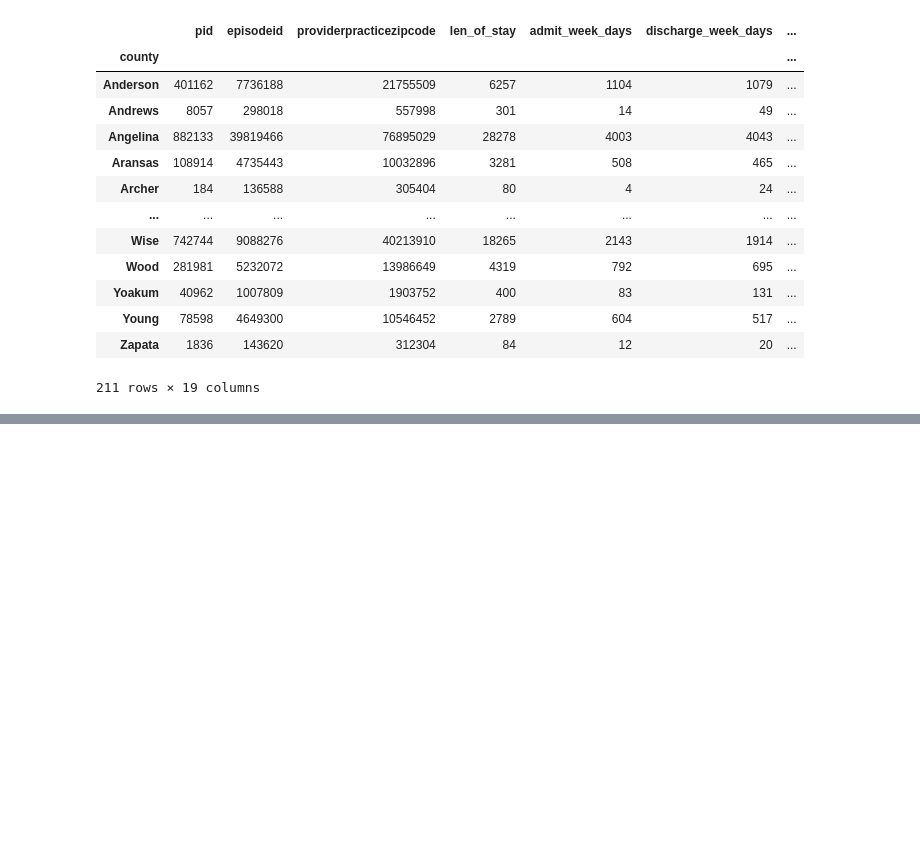
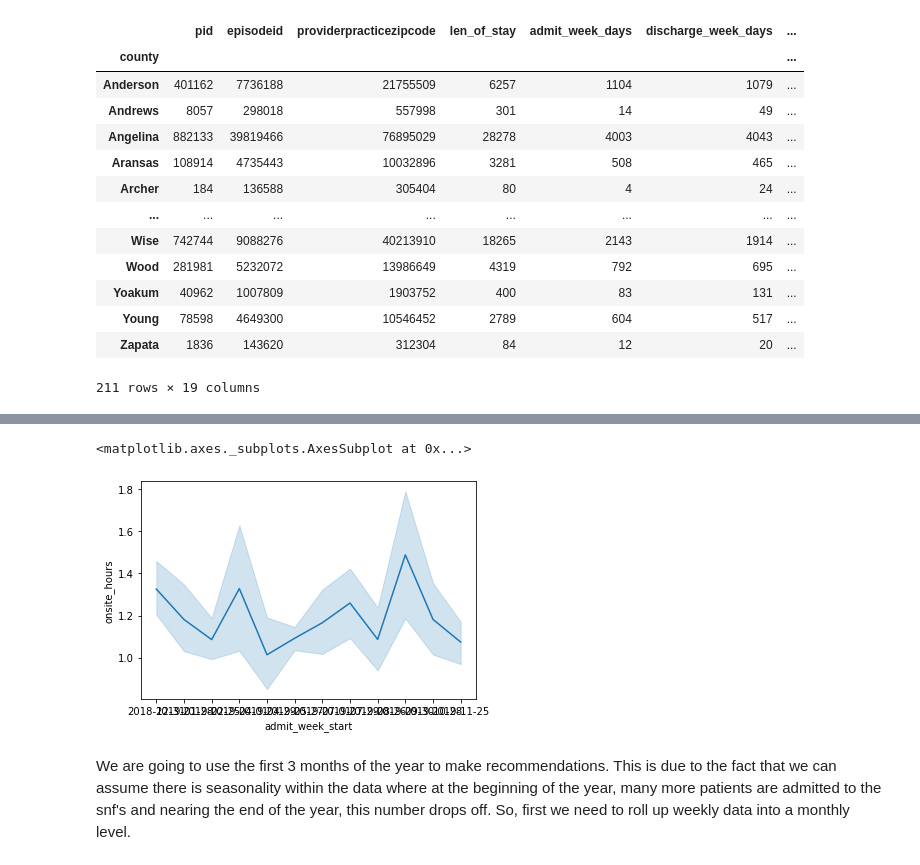
Before and after one commit to alfredprah/ds_case_team_5, a Jupyter notebook: notebooks/task_times.ipynb, the cells around one changed output, grey strips where cells are left out. Drawn from its saved outputs; the diff is of its cells as text; code cells hidden in the pictures; blank space fills up the shorter version.

Commit message:
look at workers needed

```diff
--- a/notebooks/task_times.ipynb
+++ b/notebooks/task_times.ipynb
@@ -106,0 +108,10 @@ grouped.sum()
+# %%
+#look at one county
+brazos = df[df['county'] == 'Brazos']
+from seaborn import lineplot
+lineplot(x='admit_week_start', y='onsite_hours', data=brazos)
+# %% [output]
+<matplotlib.axes._subplots.AxesSubplot at 0x...>
+[figure, added]
+# %% [markdown]
+We are going to use the first 3 months of the year to make recommendations. This is due to the fact that we can assume there is seasonality within the data where at the beginning of the year, many more patients are admitted to the snf's and nearing the end of the year, this number drops off. So, first we need to roll up weekly data into a monthly level.
```
Also changed, not shown: parts of 18 cells of this notebook.
